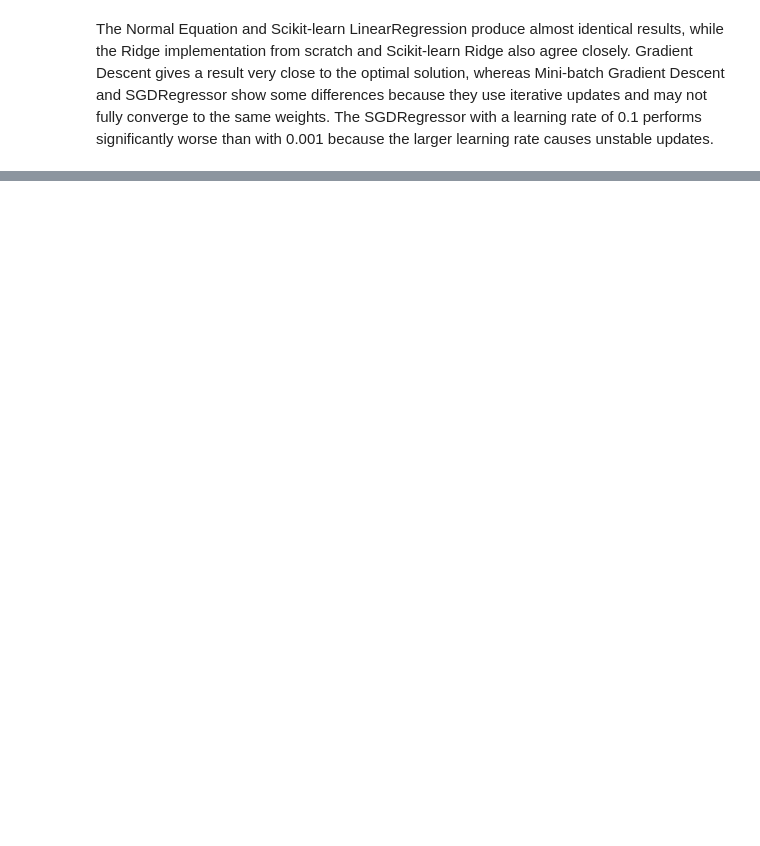
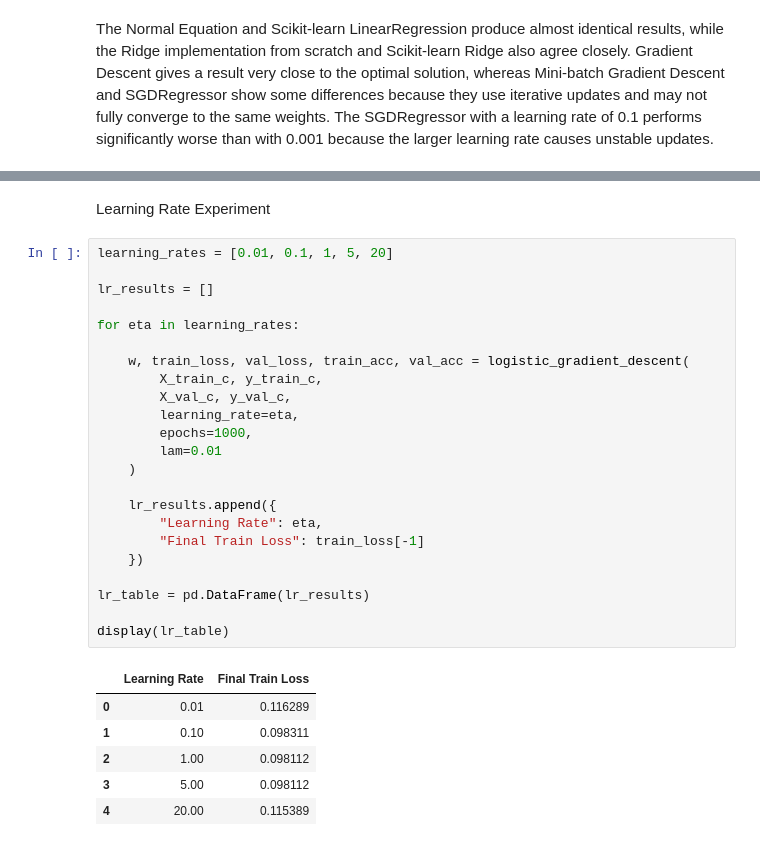
Before and after one commit to RodinaMohamed04/linear-models-and-svm, a Jupyter notebook: lab2.ipynb, the cells around one changed output, grey strips where cells are left out. Saved outputs shown, nothing was run; the diff lists cells and outputs as text; blank space fills up the shorter version.

```diff
--- a/lab2.ipynb
+++ b/lab2.ipynb
@@ -1561,0 +1992,32 @@ The Normal Equation and Scikit-learn LinearRegression produce almost identical r
+# %% [markdown]
+Learning Rate Experiment
+# %%
+learning_rates = [0.01, 0.1, 1, 5, 20]
+
+lr_results = []
+
+for eta in learning_rates:
+
+    w, train_loss, val_loss, train_acc, val_acc = logistic_gradient_descent(
+        X_train_c, y_train_c,
+        X_val_c, y_val_c,
+        learning_rate=eta,
+        epochs=1000,
+        lam=0.01
+    )
+
+    lr_results.append({
+        "Learning Rate": eta,
+        "Final Train Loss": train_loss[-1]
+    })
+
+lr_table = pd.DataFrame(lr_results)
+
+display(lr_table)
+# %% [output]
+|  | Learning Rate | Final Train Loss |
+| 0 | 0.01 | 0.116289 |
+| 1 | 0.10 | 0.098311 |
+| 2 | 1.00 | 0.098112 |
+| 3 | 5.00 | 0.098112 |
+| 4 | 20.00 | 0.115389 |
```
Also changed, not shown: parts of 34 cells of this notebook.
